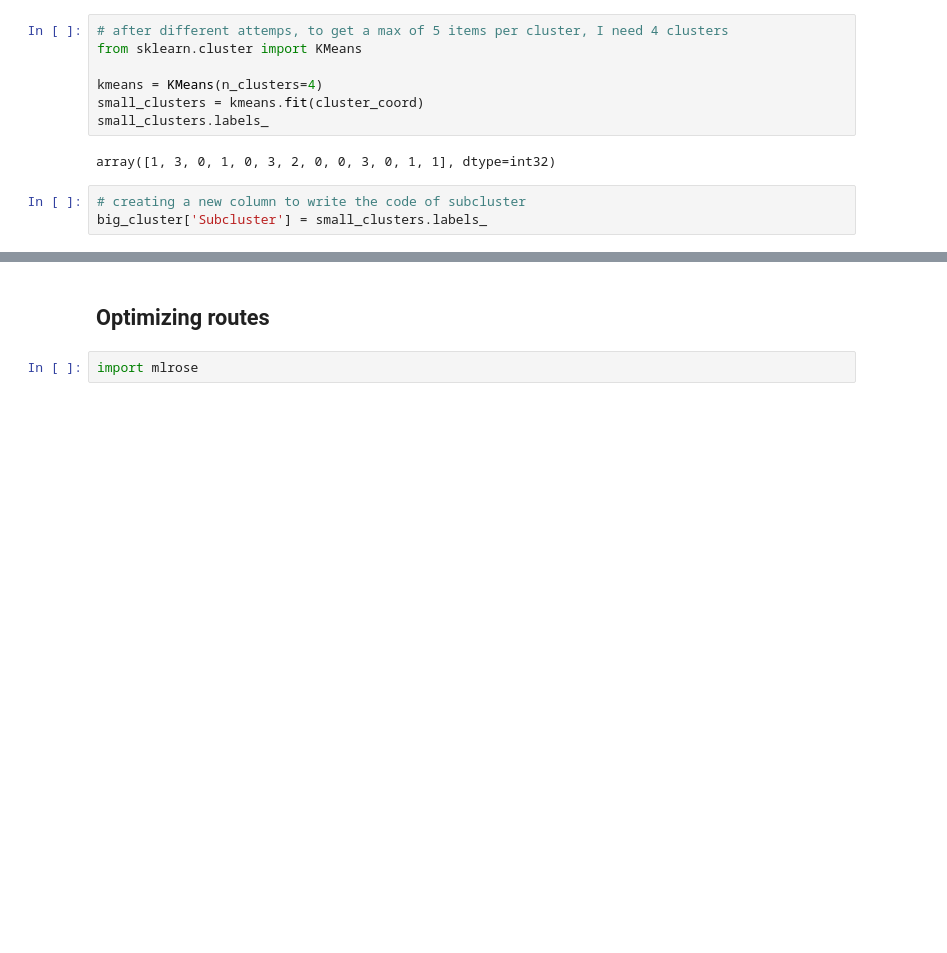
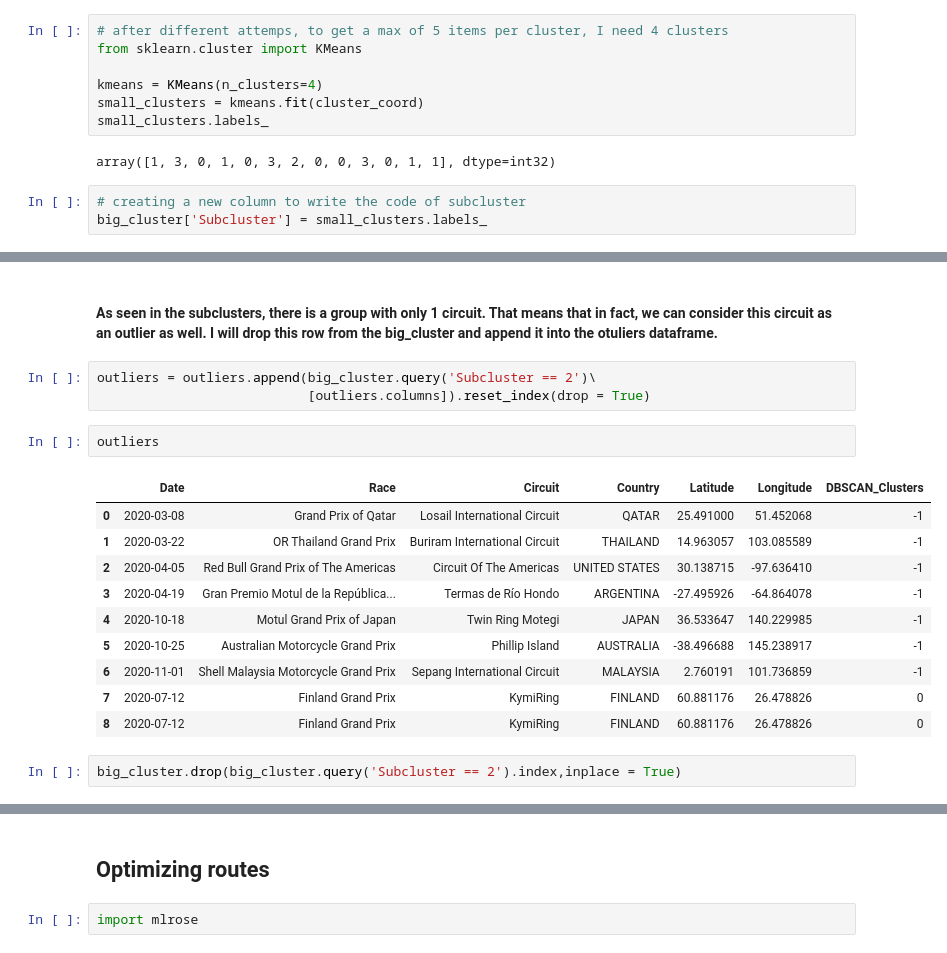
Before and after one commit to GuillemGodayol/Final-Project-Optimizing-MotoGP-Calendar, a Jupyter notebook: notebooks/3.1_Analysis_Clustering.ipynb, the cells around one changed output, grey strips where cells are left out. Cells and saved outputs as stored; diff of their text form; blank space fills up the shorter version.

```diff
--- a/notebooks/3.1_Analysis_Clustering.ipynb
+++ b/notebooks/3.1_Analysis_Clustering.ipynb
@@ -208,0 +216,20 @@ big_cluster
+# %% [markdown]
+#### As seen in the subclusters, there is a group with only 1 circuit. That means that in fact, we can consider this circuit as an outlier as well. I will drop this row from the big_cluster and append it into the otuliers dataframe.
+# %%
+outliers = outliers.append(big_cluster.query('Subcluster == 2')\
+                           [outliers.columns]).reset_index(drop = True)
+# %%
+outliers
+# %% [output]
+|  | Date | Race | Circuit | Country | Latitude | Longitude | DBSCAN_Clusters |
+| 0 | 2020-03-08 | Grand Prix of Qatar | Losail International Circuit | QATAR | 25.491000 | 51.452068 | -1 |
+| 1 | 2020-03-22 | OR Thailand Grand Prix | Buriram International Circuit | THAILAND | 14.963057 | 103.085589 | -1 |
+| 2 | 2020-04-05 | Red Bull Grand Prix of The Americas | Circuit Of The Americas | UNITED STATES | 30.138715 | -97.636410 | -1 |
+| 3 | 2020-04-19 | Gran Premio Motul de la República... | Termas de Río Hondo | ARGENTINA | -27.495926 | -64.864078 | -1 |
+| 4 | 2020-10-18 | Motul Grand Prix of Japan | Twin Ring Motegi | JAPAN | 36.533647 | 140.229985 | -1 |
+| 5 | 2020-10-25 | Australian Motorcycle Grand Prix | Phillip Island | AUSTRALIA | -38.496688 | 145.238917 | -1 |
+| 6 | 2020-11-01 | Shell Malaysia Motorcycle Grand Prix | Sepang International Circuit | MALAYSIA | 2.760191 | 101.736859 | -1 |
+| 7 | 2020-07-12 | Finland Grand Prix | KymiRing | FINLAND | 60.881176 | 26.478826 | 0 |
+| 8 | 2020-07-12 | Finland Grand Prix | KymiRing | FINLAND | 60.881176 | 26.478826 | 0 |
+# %%
+big_cluster.drop(big_cluster.query('Subcluster == 2').index,inplace = True)
```
Also changed, not shown: parts of 6 cells of this notebook, 3 other files.
